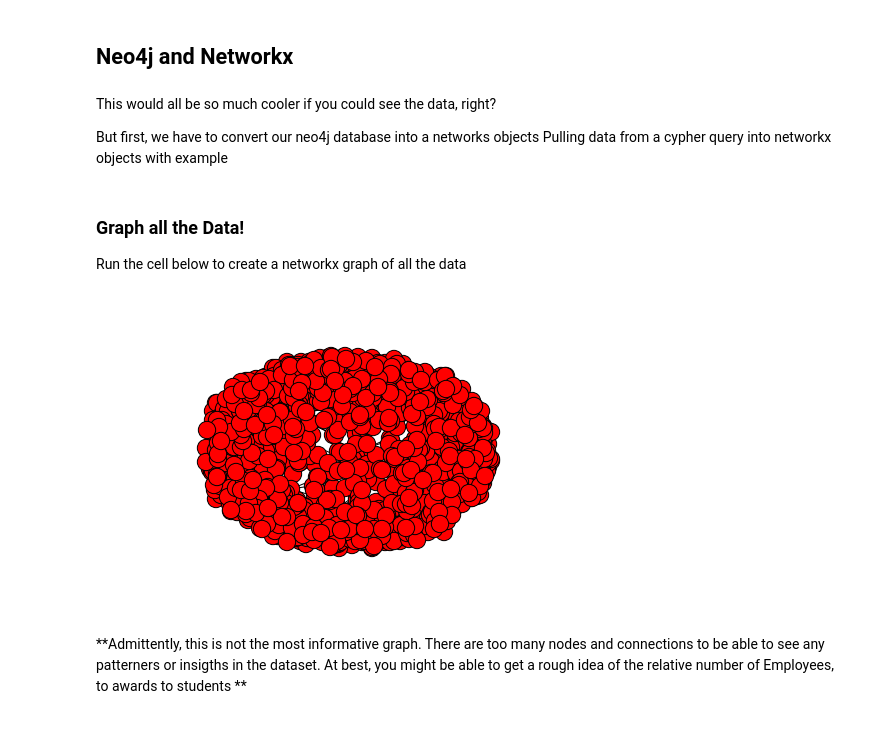
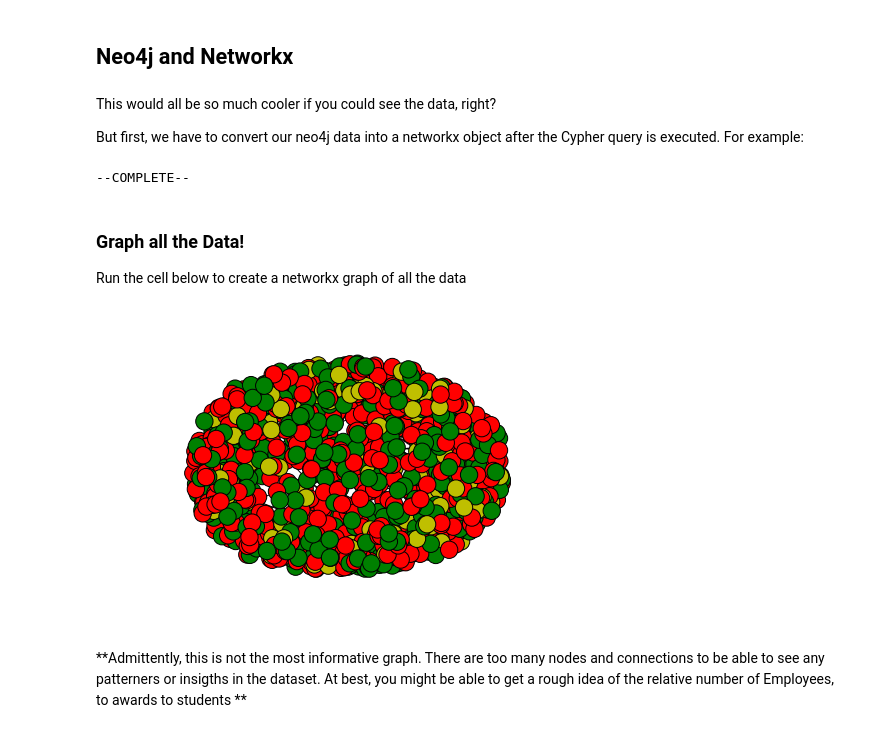
Before and after one commit to American-Institutes-for-Research/dsaa-cssip-big-data-workbooks, a Jupyter notebook: 06. Networks/networks_exercise.ipynb, the cells around one changed output. Cells and saved outputs as stored; diff of their text form; code cells hidden in the pictures.

```diff
--- a/06. Networks/networks_exercise.ipynb
+++ b/06. Networks/networks_exercise.ipynb
@@ -143,8 +150,7 @@ _______
 # %% [markdown]
 This would all be so much cooler if you could see the data, right?
 
-But first, we have to convert our neo4j database into a networks objects
-Pulling data from a cypher query into networkx objects with example
+But first, we have to convert our neo4j data into a networkx object after the Cypher query is executed.  For example:
 # %%
 #Imports that should really be at the top of the notebook
 import networkx
@@ -153,12 +159,31 @@ import networkx
 %matplotlib inline
 
 
-# Get ALL the Nodes and relationsips
+# Get ALL the Nodes and relationships
 # The below query translates to,
-# find all nodes that have a retlationship with another node
-# (this is any node in our graph)
+# find all nodes that have a relationship with another node (this is any node in our graph)
 # Return all the data for the nodes and relationships that are found
 all_data = graph_db.data("MATCH (n1) -[r]-> (n2) RETURN n1, r, n2;")
+
+# print all_data
+
+# The following code is used to keep track of employees vs. students vs. award numbers,
+emps = {}
+awards = {}
+students = {}
+color_vals = []
+
+for tuple in all_data:
+    # print "tuple: ", tuple
+    n1_keys = tuple["n1"].keys()
+    if "position" in n1_keys:
+        if tuple["n1"]["position"] == "FACULTY":
+            emps[tuple["n1"]["employeeid"]] = 1
+        else:
+            students[tuple["n1"]["employeeid"]] = 1
+    else:
+        awards[tuple["n1"]["award_num"]] = 1
+
 
 #Convert all_data to a dataframe object
 all_data_df = pandas.DataFrame(all_data)
@@ -166,27 +191,34 @@ all_data_df = pandas.DataFrame(all_data)
 # Adding a 'weight' to see connections better
 all_data_df['weight'] = .01
 
-# Create a Networkds Graph of all the Data
+# Create a networkx graph of all the data
 all_data_g = networkx.from_pandas_dataframe(all_data_df, 'n1', 'n2', ['weight'])
+
+# Color the nodes
+for node in all_data_g.nodes(data =True):
+    id = 0
+    if "employeeid" in node[0].keys():
+        id = node[0]["employeeid"]
+    else:
+        id = node[0]["award_num"]
+
+    if id in emps:
+        color_vals.append ('g')  # green
+    elif id in students:
+        color_vals.append ('y')  # yellow
+    else:
+        color_vals.append ('r')  # red
+
+print "--COMPLETE--"
+# %% [output]
+--COMPLETE--
 # %% [markdown]
 ### Graph all the Data!
 Run the cell below to create a networkx graph of all the data
-# %%
-# Create a Color Map
-# color_map =[]
-# for node in all_data_g.nodes(data =True):
-#     this_labels = node[1]['labels']
-#     if 'Employee' in this_labels:
-#         color_map.append('green')
-#     elif 'Student' in this_labels:
-#         color_map.append('yellow')
-#     elif 'Award' in this_labels:
-#         color_map.append('red')
-
-
-# networkx.draw(all_data_g, node_color=color_map)
-networkx.draw(all_data_g)
-# %% [output]
-[figure, removed]
+# %%
+# visualize the network
+networkx.draw(all_data_g, node_color=color_vals)
+# %% [output]
+[figure, added]
 # %% [markdown]
 **Admittently, this is not the most informative graph.  There are too many nodes and connections to be able to see any patterners or insigths in the dataset. At best, you might be able to get a rough idea of the relative number of Employees, to awards to students **
```
Also changed, not shown: parts of 43 cells of this notebook, 7 other files.
